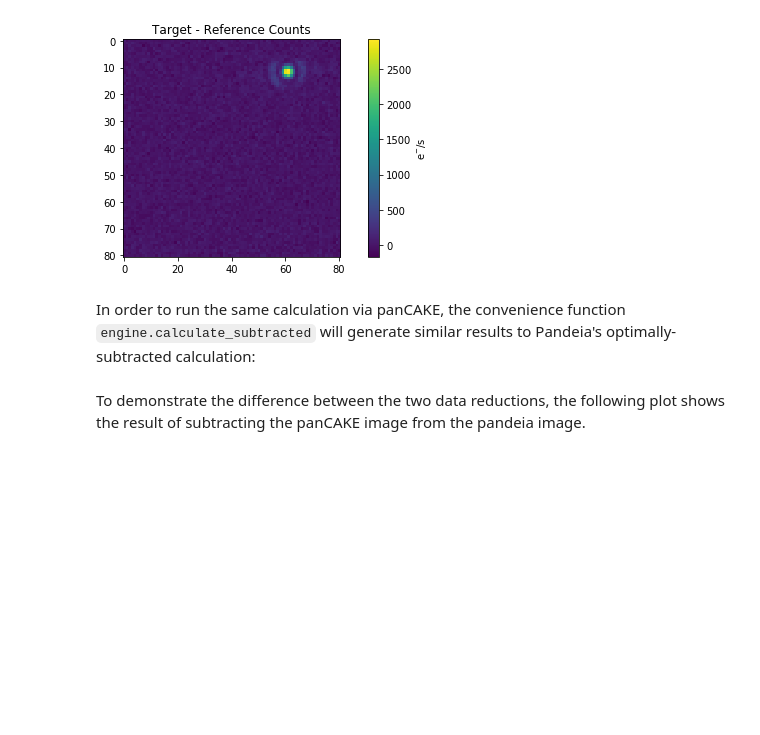
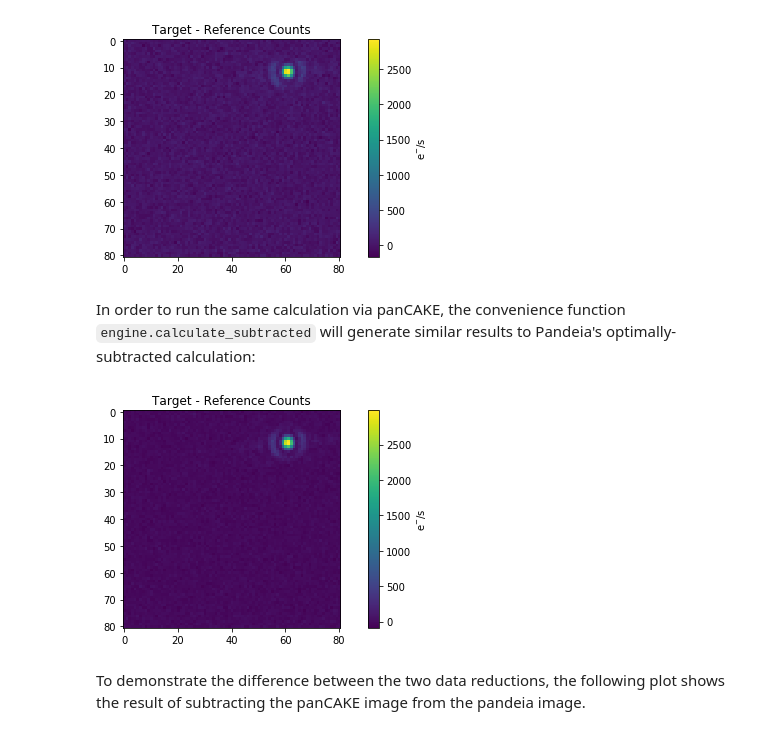
Before and after one commit to spacetelescope/pandeia-coronagraphy, a Jupyter notebook: notebooks/miri_pandeia_pancake.ipynb, the cells around one changed output. Saved outputs shown, nothing was run; the diff lists cells and outputs as text; code cells hidden in the pictures; blank space fills up the shorter version.

```diff
--- a/notebooks/miri_pandeia_pancake.ipynb
+++ b/notebooks/miri_pandeia_pancake.ipynb
@@ -115,14 +117,16 @@ plt.colorbar().set_label('e$^{-}$/s')
 # %% [markdown]
 In order to run the same calculation via panCAKE, the convenience function ``engine.calculate_subtracted`` will generate similar results to Pandeia's optimally-subtracted calculation:
 # %%
-pancake_result = engine.calculate_subtracted(config)
+pancake_result = pancake.engine.calculate_subtracted(config)
 
 subtracted_slope = pancake_result['subtracted']
 
 plt.figure(figsize=(10,4))
 plt.imshow(subtracted_slope)
 plt.title('Target - Reference Counts')
 plt.colorbar().set_label('e$^{-}$/s')
+# %% [output]
+[figure, added]
 # %% [markdown]
 To demonstrate the difference between the two data reductions, the following plot shows the result of subtracting the panCAKE image from the pandeia image.
 # %%
```
Also changed, not shown: parts of 17 cells of this notebook, 2 other files.
